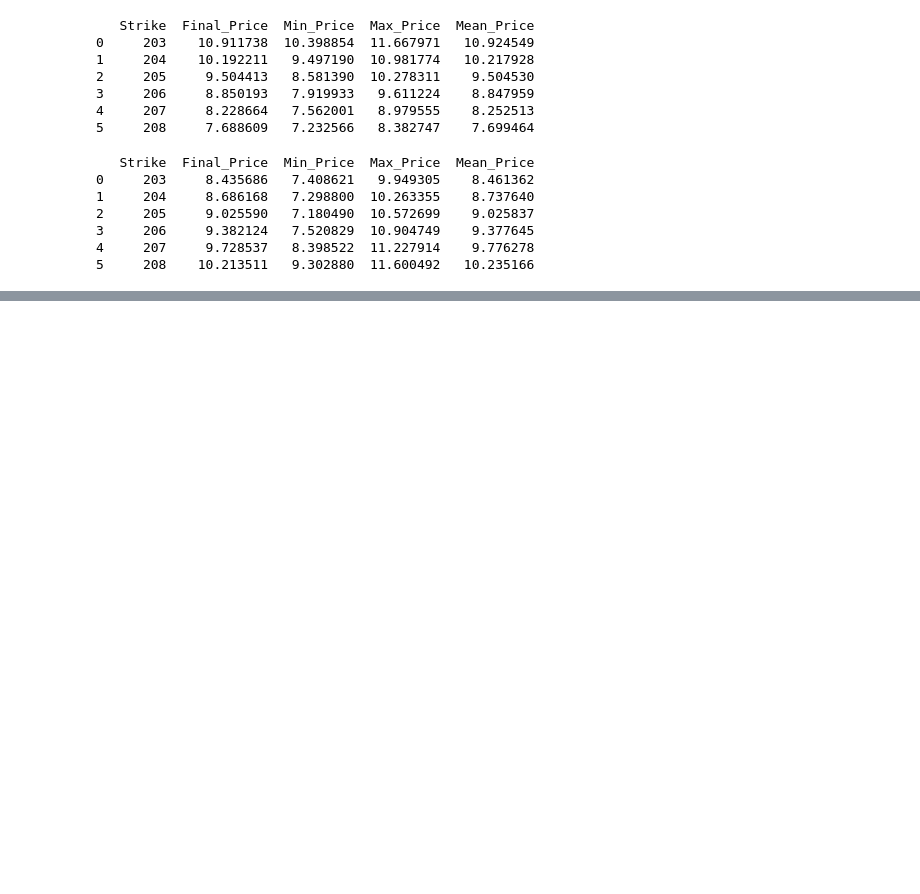
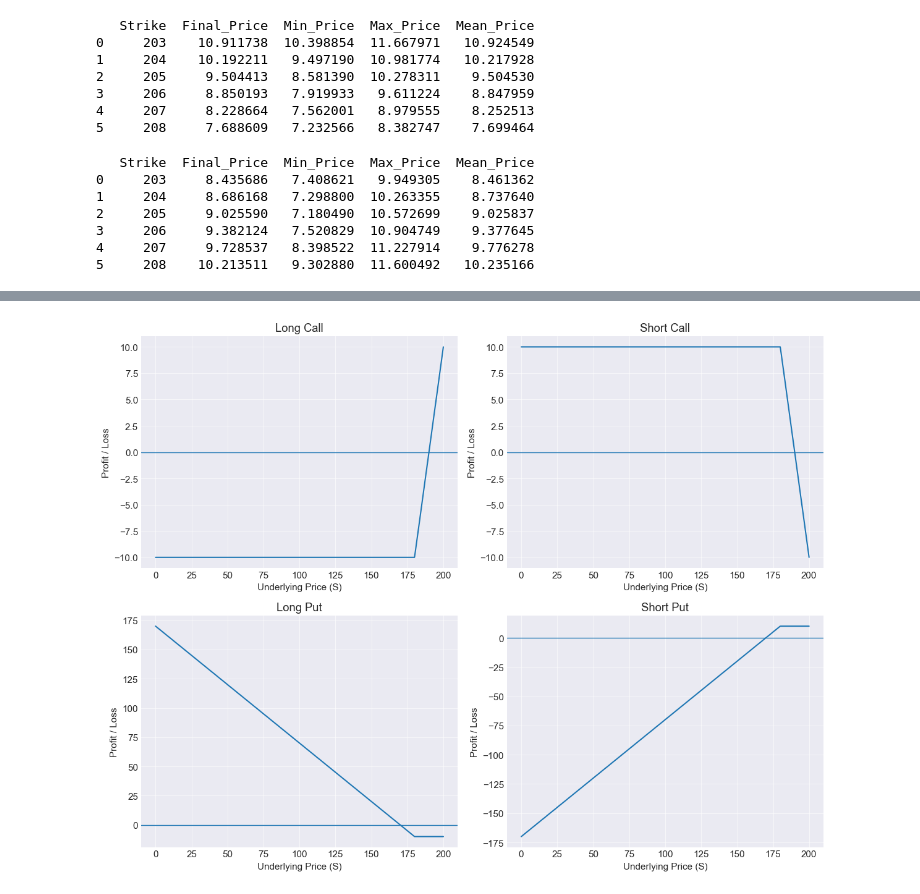
Before and after one commit to dradoncic/live_cattle_futures_options, a Jupyter notebook: project.ipynb, the cells around one changed output, grey strips where cells are left out. Cells and saved outputs as stored; diff of their text form; code cells hidden in the pictures; blank space fills up the shorter version.

```diff
--- a/project.ipynb
+++ b/project.ipynb
@@ -580,0 +608,60 @@ plt.show()
+# %%
+S = np.linspace(0, 200, 500)   # underlying price range
+K = 180                        # strike price
+premium_call = 10
+premium_put = 10
+
+# ---- PAYOFF FUNCTIONS ----
+def long_call(S, K, premium):
+    return np.maximum(S - K, 0) - premium
+
+def short_call(S, K, premium):
+    return premium - np.maximum(S - K, 0)
+
+def long_put(S, K, premium):
+    return np.maximum(K - S, 0) - premium
+
+def short_put(S, K, premium):
+    return premium - np.maximum(K - S, 0)
+
+# ---- COMPUTE PAYOFFS ----
+pay_long_call = long_call(S, K, premium_call)
+pay_short_call = short_call(S, K, premium_call)
+pay_long_put = long_put(S, K, premium_put)
+pay_short_put = short_put(S, K, premium_put)
+
+# ---- PLOTTING ----
+fig, axs = plt.subplots(2, 2, figsize=(12, 10))
+
+# Long Call
+axs[0, 0].plot(S, pay_long_call)
+axs[0, 0].axhline(0, linewidth=1)
+axs[0, 0].set_title("Long Call")
+axs[0, 0].set_xlabel("Underlying Price (S)")
+axs[0, 0].set_ylabel("Profit / Loss")
+
+# Short Call
+axs[0, 1].plot(S, pay_short_call)
+axs[0, 1].axhline(0, linewidth=1)
+axs[0, 1].set_title("Short Call")
+axs[0, 1].set_xlabel("Underlying Price (S)")
+axs[0, 1].set_ylabel("Profit / Loss")
+
+# Long Put
+axs[1, 0].plot(S, pay_long_put)
+axs[1, 0].axhline(0, linewidth=1)
+axs[1, 0].set_title("Long Put")
+axs[1, 0].set_xlabel("Underlying Price (S)")
+axs[1, 0].set_ylabel("Profit / Loss")
+
+# Short Put
+axs[1, 1].plot(S, pay_short_put)
+axs[1, 1].axhline(0, linewidth=1)
+axs[1, 1].set_title("Short Put")
+axs[1, 1].set_xlabel("Underlying Price (S)")
+axs[1, 1].set_ylabel("Profit / Loss")
+
+plt.tight_layout(rect=[0, 0.03, 1, 0.95])
+plt.show()
+# %% [output]
+[figure, added]
```
Also changed, not shown: parts of 4 cells of this notebook.
